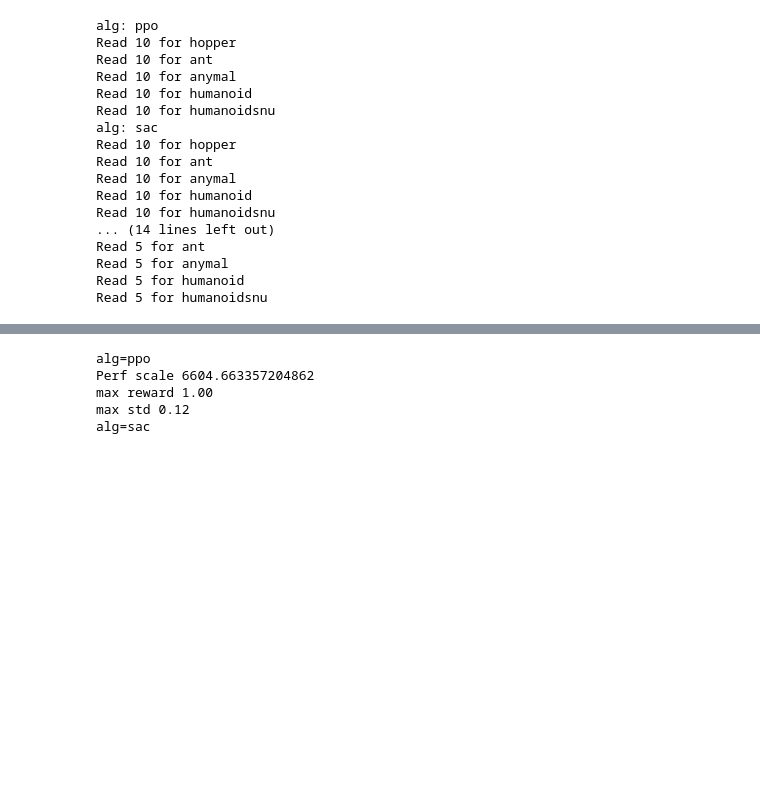
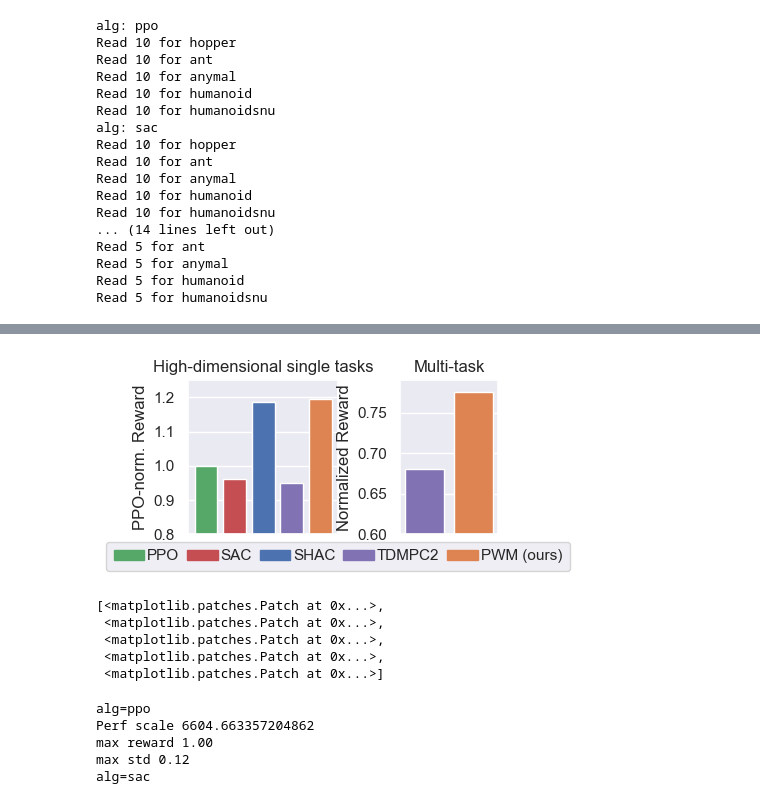
Before and after one commit to imgeorgiev/FoRL-WM, a Jupyter notebook: results/results.ipynb, the cells around one changed output, grey strips where cells are left out. Cells and saved outputs as stored; diff of their text form; code cells hidden in the pictures; blank space fills up the shorter version.

```diff
--- a/results/results.ipynb
+++ b/results/results.ipynb
@@ -252,3 +309,64 @@ Read 5 for humanoidsnu
+# %%
+#teaser figure
+f, ax = plt.subplot_mosaic("000.11", figsize=(4,2))
+ax1, ax2 = ax['0'], ax['1']
+i = 0
+for alg, rew in iqm_scores.items():
+    ax1.bar(i, rew, color=colors[alg])
+    i += 1
+
+ax1.set_ylim((0.8, 1.25))
+ax1.set_ylabel("PPO-norm. Reward")
+ax1.set_xticks([])
+ax1.set_title("High-dimensional single tasks")
+
+# Load data and process into metrics
+pwm_data = pd.read_csv("data/fowm_mt30_h3_results.csv")
+tdmpc_data = pd.read_csv("data/tdmpc2_mt30_scores.csv")
+seeds = tdmpc_data.seed.max()+1
+tdmpc_scores = tdmpc_data.episode_reward.values.reshape((-1, seeds, 1))
+
+# score dict is {algo: np.array num_exp x seeds x episode_rewards}
+norm = 1000
+score_dict_mt = {
+            "TDMPC2": tdmpc_scores/norm,
+            "PWM": pwm_data.best_reward.values.astype(np.float32)[...,None][...,None]/norm,
+             # "TDMPC2": tdmpc_scores/norm,
+             # "SAC": sac_data.episode_reward.values.astype(np.float32)[..., None][..., None]/norm,
+             # "DreamerV3": dreamerv3_data.episode_reward.values.reshape((-1, 5, 1))/norm,
+            }
+
+iqm = lambda scores: np.array([metrics.aggregate_iqm(scores[..., frame])
+                               for frame in range(scores.shape[-1])])
+
+tau = np.linspace(0.0, 1.0, 100)
+reps = 2000
+iqm_scores_mt, iqm_cis = rly.get_interval_estimates(score_dict_mt, iqm, reps=reps)
+
+i=0
+for alg, rew in iqm_scores_mt.items():
+    ax2.bar(i, rew, color=colors[alg])
+    i += 1
+
+ax2.set_ylim((0.6, 0.79))
+ax2.set_ylabel("Normalized Reward")
+ax2.set_xticks([])
+ax2.set_title("Multi-task")
+
+
+f.legend(handles=fancy_legend, loc='center', bbox_to_anchor=(0.5, -0.0), fancybox=True, shadow=False, ncol=len(fancy_legend), columnspacing=0.5, handletextpad=0.2, borderpad=0.5)
+plt.tight_layout()
+plt.savefig("../figures/teaser.pdf", bbox_inches="tight")
+# %% [output]
+[figure, added]
+# %%
+fancy_legend
+# %% [output]
+[<matplotlib.patches.Patch at 0x...>,
+ <matplotlib.patches.Patch at 0x...>,
+ <matplotlib.patches.Patch at 0x...>,
+ <matplotlib.patches.Patch at 0x...>,
+ <matplotlib.patches.Patch at 0x...>]
 # %%
 # Ant Figure
 fig, ax = plt.subplot_mosaic("0001..222.333", figsize=(9,1.7), sharey=False)
```
Also changed, not shown: parts of 11 cells of this notebook, 7 other files.
